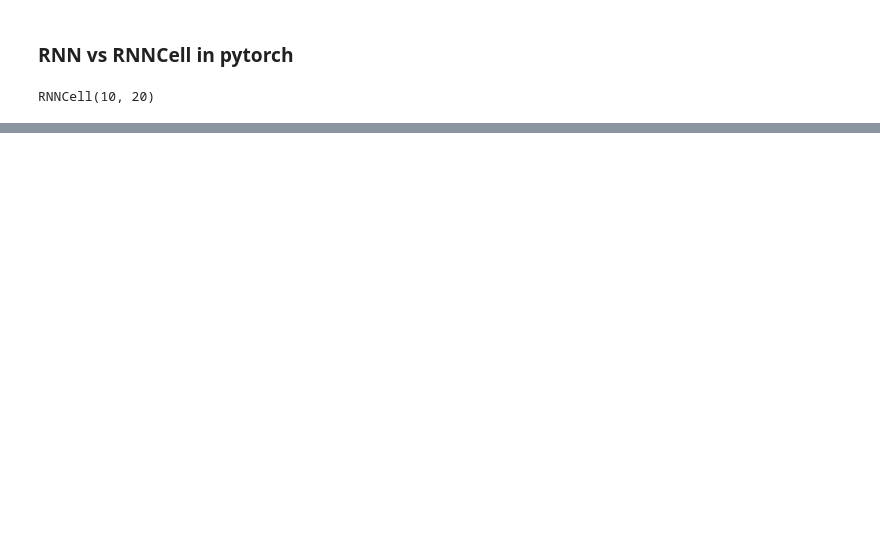
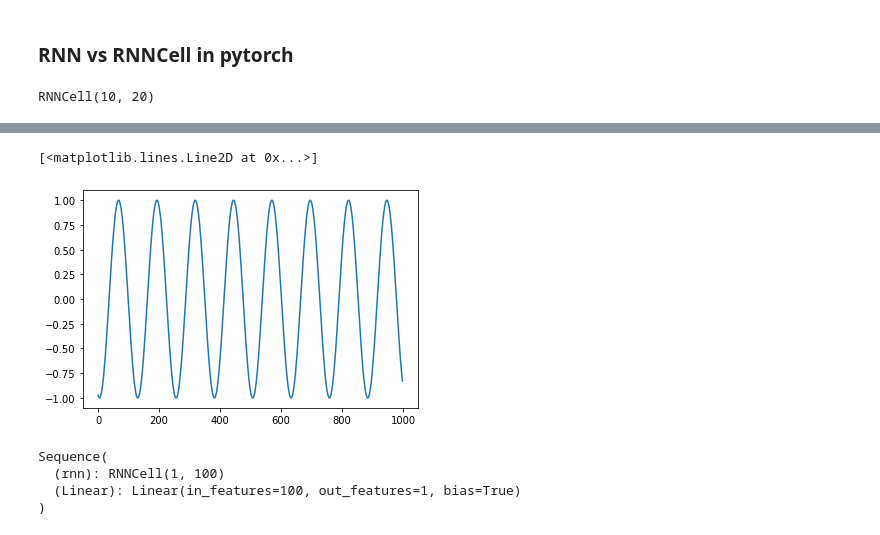
Before and after one commit to prabhupad26/100daysofML, a Jupyter notebook: DAY35_Revisiting_RNN_LSTM.ipynb, the cells around one changed output, grey strips where cells are left out. Cells and saved outputs as stored; diff of their text form; code cells hidden in the pictures; blank space fills up the shorter version.

```diff
--- a/DAY35_Revisiting_RNN_LSTM.ipynb
+++ b/DAY35_Revisiting_RNN_LSTM.ipynb
@@ -27,0 +74,5 @@ torch.Size([10])
+# %%
+plt.plot(data[3][1:])
+# %% [output]
+[<matplotlib.lines.Line2D at 0x...>]
+[figure, added]
@@ -27,0 +95,8 @@ torch.Size([10])
+# %%
+model = Sequence()
+model
+# %% [output]
+Sequence(
+  (rnn): RNNCell(1, 100)
+  (Linear): Linear(in_features=100, out_features=1, bias=True)
+)
```
Also changed, not shown: parts of 32 cells of this notebook, 1 other file.
